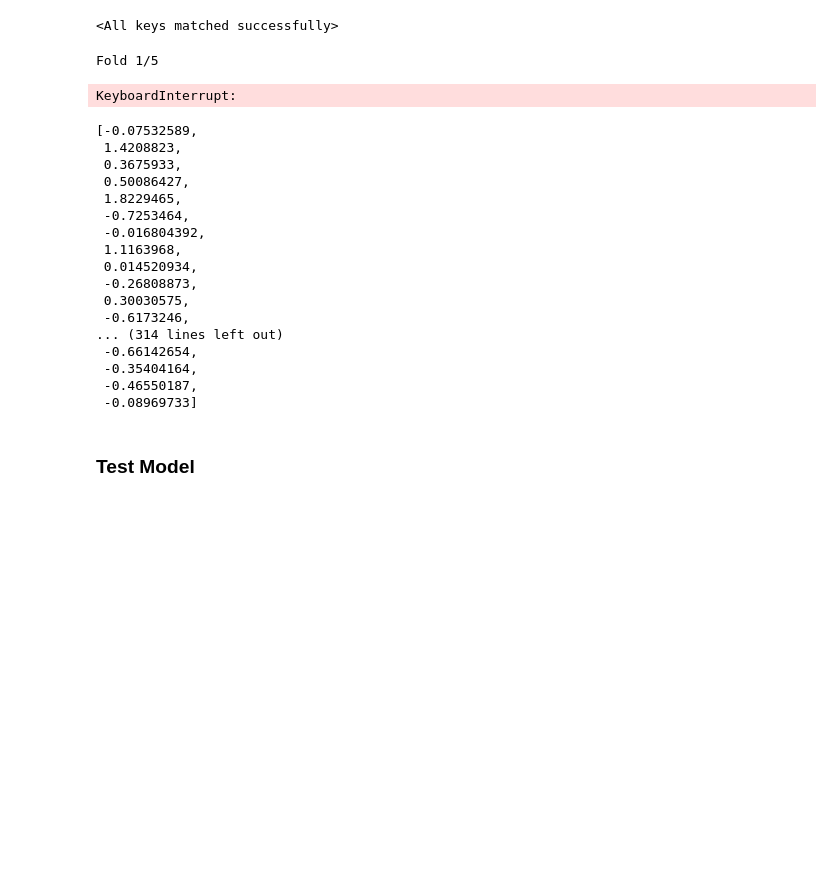
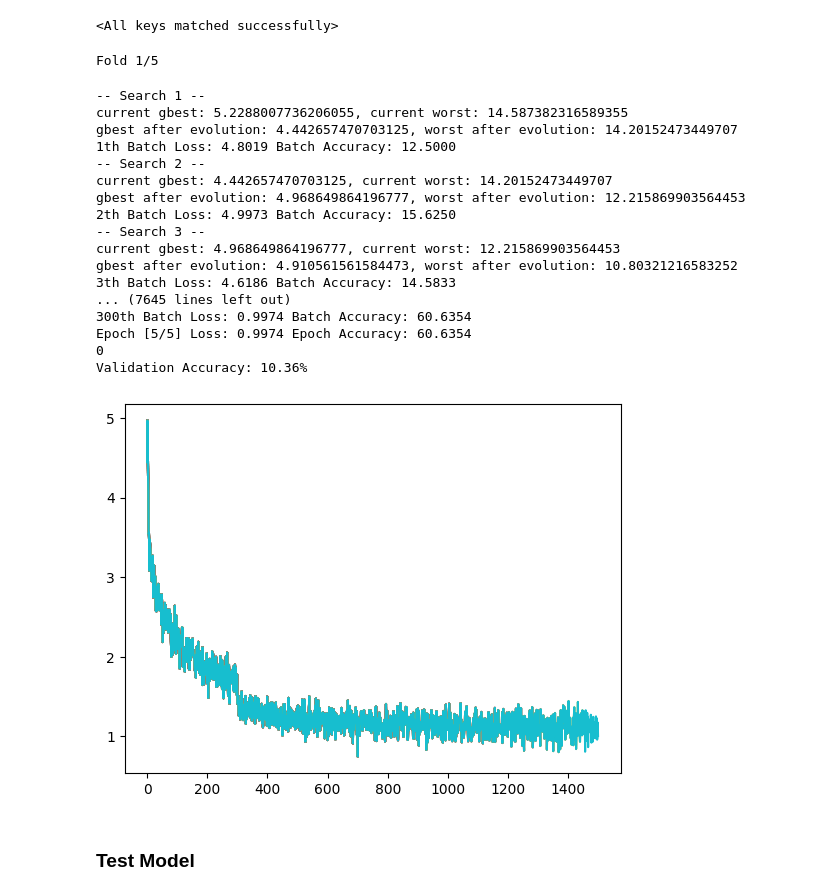
Before and after one commit to ali-shihab/metaheuristic-swarm-optimiser, a Jupyter notebook: ci_cw_final.ipynb, the cells around one changed output. Drawn from its saved outputs; the diff is of its cells as text; code cells hidden in the pictures; blank space fills up the shorter version.

```diff
--- a/ci_cw_final.ipynb
+++ b/ci_cw_final.ipynb
@@ -1199,7 +1204,7 @@ def behaviour_learning(model, inputs, labels, gamma, gbest, part, pop, epsilon,
 # %% [markdown]
 ### Memetic Logic Definition
 # %%
-def pso_optimize(model, toolbox, pop, inputs, labels, batch, fits):
+def pso_optimize(model, toolbox, pop, inputs, labels, batch, fits, gammas):
     interval        = 50
     iterations      = 20
     neighbours = 10
@@ -1212,11 +1217,14 @@ def pso_optimize(model, toolbox, pop, inputs, labels, batch, fits):
     gbest = None
     new_weights = None
     new_biases = None
+    exp_weighting = [0.50, 0.25, 0.10, 0.075, 0.075]
 
     # eval current fitness - only on the first run
     if batch == 1:
         for part in pop:
             toolbox.evaluate(model, part, inputs, labels) #actually only one fitness value
+
+        gamma = 1
 
         # find the global best - lamarckian search party lead - gradient descent
         sort_population(pop, potential=False)
@@ -1237,16 +1245,24 @@ def pso_optimize(model, toolbox, pop, inputs, labels, batch, fits):
 
     # parameter setting
     #mu = [sum(np.asarray(pop)[:,x])/populationSize for x in range(dimension)]
-    # gamma = min(abs(gbest.fitness.values[0]-gbest.potential[0])/np.std(fits), 1) if len(fits) > 5 else
-    fitnesses = np.asarray([el.fitness.values[0] for el in pop])
-    dist_fits = fitnesses - gbest.fitness.values[0]
-    mean_dist_fit = np.mean(dist_fits)
-    median_dist_fit = np.median(dist_fits)
-    std_dist_fit = np.std(dist_fits)
-    skew_dist_fit = 3*(mean_dist_fit - median_dist_fit)/std_dist_fit
-    follower_fit = pop[68].fitness.values[0]*skew_dist_fit
-    gamma = (follower_fit-mean_dist_fit)/std_dist_fit
-    print(gamma)
+    #gamma = min(abs(gbest.fitness.values[0]-gbest.potential[0])/np.std(fits), 1) if len(fits) > 5 else
+    gamma = min(1, 1-gbest.potential[0]/gbest.fitness.values[0])
+    if len(gammas) > 4:
+        lookback = gammas[-4:]
+        lookback.append(gamma)
+        print(len(lookback))
+        gamma = min(1, np.average(lookback, weights=exp_weighting))
+    #gamma = (1-(gbest.fitness.values[0]/pop[-1].fitness.values[0]))
+    #fitnesses = np.asarray([el.fitness.values[0] for el in pop])
+    #dist_fits = fitnesses - gbest.fitness.values[0]
+    #mean_dist_fit = np.mean(dist_fits)
+    #median_dist_fit = np.median(dist_fits)
+    #std_dist_fit = np.std(dist_fits)
+    #skew_dist_fit = 3*(mean_dist_fit - median_dist_fit)/std_dist_fit
+    #follower_fit = pop[68].fitness.values[0]*skew_dist_fit
+    #gamma = (follower_fit-mean_dist_fit)/std_dist_fit
+    #print(gamma)
+    gammas.append(gamma)
 
 
     # evolve the local-search-groups via SL-PSO algorithm
@@ -1415,7 +1432,7 @@ toolbox.register("learn", behaviour_learning)
 
 # Model hyperparameters
 dropout_prob = 0.30
-num_epochs = 20
+num_epochs = 5
 batch_size = 128
 
 memtic_loss = None
@@ -1436,55 +1453,52 @@ for fold, (train_fold_indices, val_fold_indices) in enumerate(skf.split(train_id
     stats = tools.Statistics(lambda ind: ind.fitness.values)
     stats.register("avg", np.mean)
     stats.register("std", np.std)
     stats.register("min", np.min)
     stats.register("max", np.max)
 
 
     logbook = tools.Logbook()
     logbook.header = ["gen", "evals"] + stats.fields
 
     train_loader = torch.utils.data.DataLoader(
         dataset=stratified_train_set,
         batch_size=batch_size,
         sampler=train_sampler,
         worker_init_fn=seed_worker,
         generator=g)
 
     val_loader = torch.utils.data.DataLoader(
         dataset=stratified_train_set,
         batch_size=batch_size,
         sampler=val_sampler,
         worker_init_fn=seed_worker,
         generator=g)
 
     criterion = nn.CrossEntropyLoss()
     optimizer = torch.optim.Adam(model_memetic.parameters(), lr=0.001)
 
-    model_memetic, memetic_loss, memetic_accuracy = memetic_train_and_validate(model_memetic, toolbox, pop, train_loader, val_loader, criterion, optimizer, mean, std, fits_memetic, epochs=1)
+    model_memetic, memetic_loss, memetic_accuracy = memetic_train_and_validate(model_memetic, toolbox, pop, train_loader, val_loader, criterion, optimizer, mean, std, fits_memetic, epochs=num_epochs)
     break
 # %% [output]
 Fold 1/5
-KeyboardInterrupt:
+-- Search 1 --
+current gbest: 5.2288007736206055, current worst: 14.587382316589355
+gbest after evolution: 4.442657470703125, worst after evolution: 14.20152473449707
+1th Batch Loss: 4.8019 Batch Accuracy: 12.5000
+-- Search 2 --
+current gbest: 4.442657470703125, current worst: 14.20152473449707
+gbest after evolution: 4.968649864196777, worst after evolution: 12.215869903564453
+2th Batch Loss: 4.9973 Batch Accuracy: 15.6250
+-- Search 3 --
+current gbest: 4.968649864196777, current worst: 12.215869903564453
+gbest after evolution: 4.910561561584473, worst after evolution: 10.80321216583252
+3th Batch Loss: 4.6186 Batch Accuracy: 14.5833
+... (7645 lines left out)
+300th Batch Loss: 0.9974 Batch Accuracy: 60.6354
+Epoch [5/5] Loss: 0.9974 Epoch Accuracy: 60.6354
+0
+Validation Accuracy: 10.36%
+[figure, added]
-# %%
-pop[0]
-# %% [output]
-[-0.07532589,
- 1.4208823,
- 0.3675933,
- 0.50086427,
- 1.8229465,
- -0.7253464,
- -0.016804392,
- 1.1163968,
- 0.014520934,
- -0.26808873,
- 0.30030575,
- -0.6173246,
-... (314 lines left out)
- -0.66142654,
- -0.35404164,
- -0.46550187,
- -0.08969733]
 # %% [markdown]
 ### Test Model
 # %%
```
Also changed, not shown: parts of 17 cells of this notebook, 8 other files.
